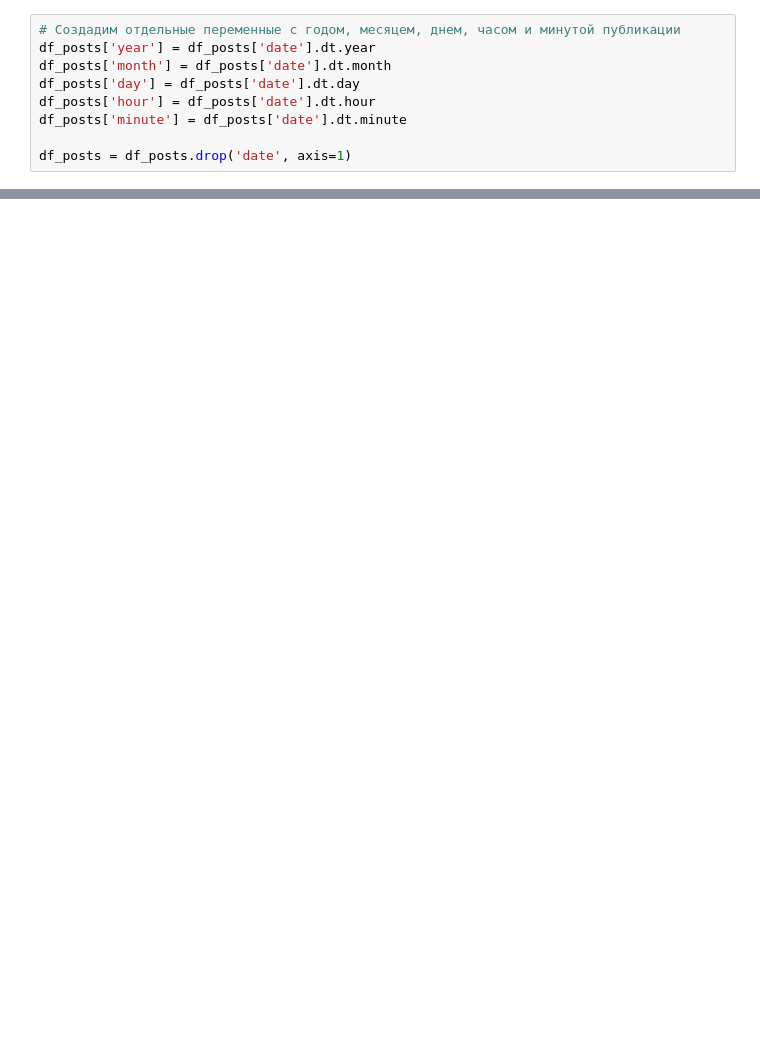
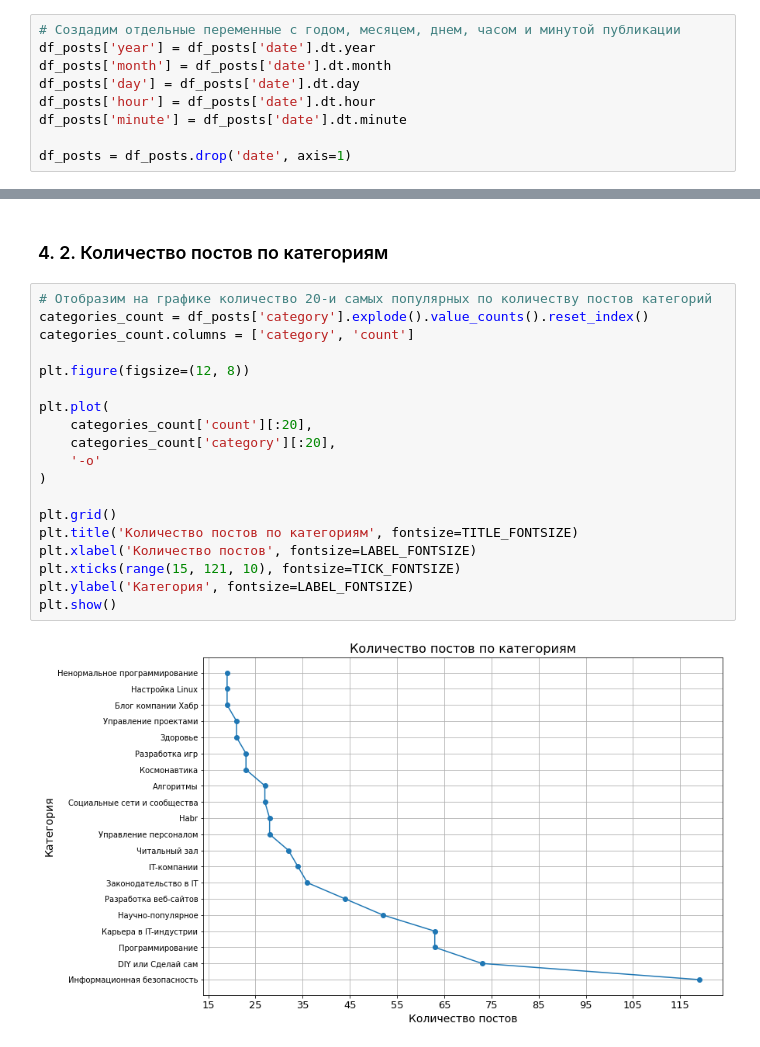
Before and after one commit to Midle68/habr_parsing, a Jupyter notebook: parser.ipynb, the cells around one changed output, grey strips where cells are left out. Saved outputs shown, nothing was run; the diff lists cells and outputs as text; blank space fills up the shorter version.

```diff
--- a/parser.ipynb
+++ b/parser.ipynb
@@ -173,0 +248,24 @@ df_posts
+# %% [markdown]
+<a name='posts_categories'></a>
+### 4. 2. Количество постов по категориям
+# %%
+# Отобразим на графике количество 20-и самых популярных по количеству постов категорий
+categories_count = df_posts['category'].explode().value_counts().reset_index()
+categories_count.columns = ['category', 'count']
+
+plt.figure(figsize=(12, 8))
+
+plt.plot(
+    categories_count['count'][:20],
+    categories_count['category'][:20],
+    '-o'
+)
+
+plt.grid()
+plt.title('Количество постов по категориям', fontsize=TITLE_FONTSIZE)
+plt.xlabel('Количество постов', fontsize=LABEL_FONTSIZE)
+plt.xticks(range(15, 121, 10), fontsize=TICK_FONTSIZE)
+plt.ylabel('Категория', fontsize=LABEL_FONTSIZE)
+plt.show()
+# %% [output]
+[figure, added]
```
Also changed, not shown: parts of 24 cells of this notebook.
